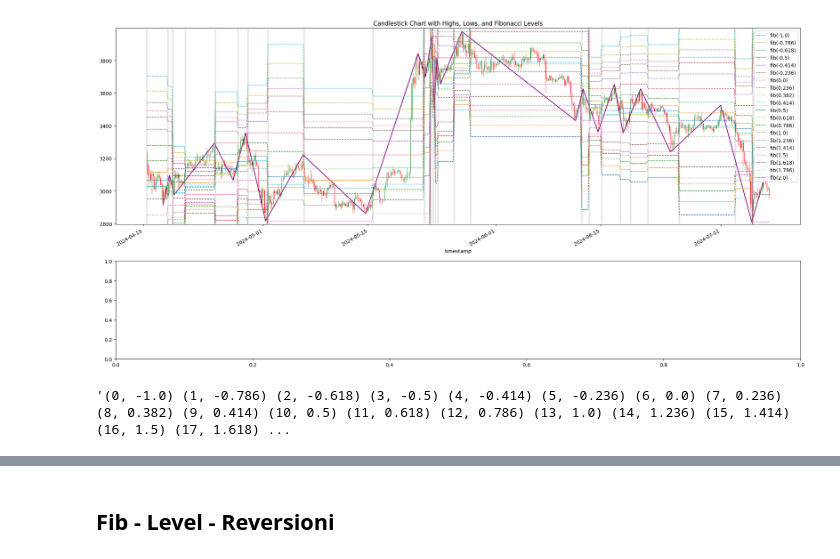
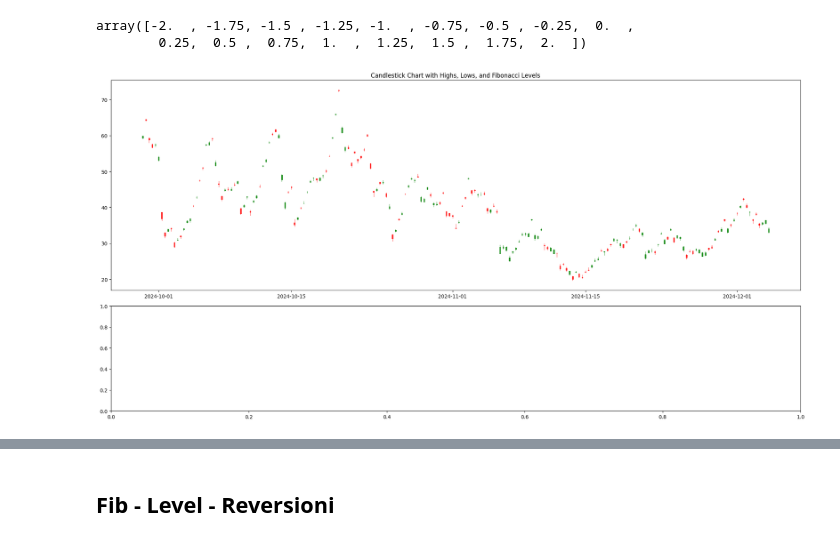
Before and after one commit to petarkabashki/PK-ZigZag-Backtester, a Jupyter notebook: zigzag_fibs.ipynb, the cells around one changed output, grey strips where cells are left out. Drawn from its saved outputs; the diff is of its cells as text; code cells hidden in the pictures.

```diff
--- a/zigzag_fibs.ipynb
+++ b/zigzag_fibs.ipynb
@@ -29,18 +42,30 @@ def get_window_data(data, start_index_window, window_width):
     ww = window_width
     wdata = data.iloc[ws:min(len(data), ws+ww)].copy()
     return wdata
+# %%
+np.linspace(-2,2, 17)
+# %% [output]
+array([-2.  , -1.75, -1.5 , -1.25, -1.  , -0.75, -0.5 , -0.25,  0.  ,
+        0.25,  0.5 ,  0.75,  1.  ,  1.25,  1.5 ,  1.75,  2.  ])
 # %%
-fib_levels = np.array([-1.0, -0.786, -0.618, -0.5, -0.414, -0.236, 0.0, 0.236, 0.382, 0.414, 0.5, 0.618, 0.786, 1.0, 1.236, 1.414, 1.5, 1.618, 1.786, 2.0])
+# fib_levels = np.array([-1.0, -0.786, -0.618, -0.5, -0.414, -0.236, 0.0, 0.236, 0.382, 0.414, 0.5, 0.618, 0.786, 1.0, 1.236, 1.414, 1.5, 1.618, 1.786, 2.0])
+# fib_levels = np.array([-1.0, -0.618,  -0.236, 0.0,  0.236, 0.414, 0.618, 1.0, 1.236, 1.618, 2.0])
+fib_levels = np.linspace(-2,2, 17)
+
 
 fib_columns = [f'fib({fib})' for fib in fib_levels]
 
-exchange,base,quote,timeframe = 'binance','ETH', 'USDT', '4h'
+exchange,base,quote,timeframe = 'binance','ETH', 'USDT', '8h'
 
-data = load_data(base,quote,timeframe)#.apply(np.log)
-epsilon = 0.05
-highs = data['high'].values
-lows = data['low'].values
-# highs = lows = data.close.values
+data = load_data(base,quote,timeframe).drop(['volume'], axis=1) #.apply(np.log)
+roll_period = 6 * 2
+st = data.close.rolling(roll_period).std()
+# data = data.divide(st , axis=0).dropna()
+data = data.divide(talib.ATR(data.high, data.low, data.close, roll_period), axis=0).dropna()
+epsilon = 0.2
+# highs = data['high'].values
+# lows = data['low'].values
+highs = lows = data.close.values
 # Call the calculate_zigzag function from the C module
 high_low_markers, turning_markers = calculate_zigzag(highs, lows, epsilon=epsilon)
 
@@ -86,49 +111,45 @@ run_diff = (np.cumsum(turning_markers != 0) - np.cumsum(high_low_markers != 0))
 # df_fibs = df_fibs.multiply((np.where(run_diff < 0, np.nan, 1)), axis=0)
 ##############################################
 ##############################################
-ws, ww = len(data)-2000, 500
+ws, ww = len(data)-500, 200
 wdata = data.iloc[ws:ws+ww-1].copy()
 
 whighs = wdata.high
 wlows = wdata.low
 
-candlestick_ohlc_args={'width': .1 / np.log(len(wdata))}
-
+candlestick_ohlc_args={'width': .5 / np.log(len(wdata))}
+# candlestick_ohlc_args={}
 ##############################################
 # Create the figure and axes
 fig, (ax1, ax2) = plt.subplots(2, 1, figsize=(20, 10), height_ratios=[2, 1])
 
 wdata_index = wdata['date_num'] = mdates.date2num(wdata.index)
 # Prepare the OHLC data in the format: (date, open, high, low, close)
 ohlc = wdata[['date_num', 'open', 'high', 'low', 'close']].values
 # Plot the candlesticks
 candlestick_ohlc(ax1, ohlc, colorup='green', colordown='red', alpha=0.8, **candlestick_ohlc_args)
 # Set y-axis limits based on the close price
-ax1.set_ylim(wlows.min()*0.995, whighs.max()*1.005)
+# ax1.set_ylim(wlows.min()*0.995, whighs.max()*1.005)
 
 # Format the x-axis to show dates
 ax1.xaxis_date()
 # ax1.xaxis.set_major_formatter(mdates.DateFormatter('%Y-%m-%d'))
 ax1.set_title('Candlestick Chart with Highs, Lows, and Fibonacci Levels')
 # ax1.legend()
 wturning_points_ix = turning_points_ix[(turning_points_ix >= ws) & (turning_points_ix <= ws + ww - 1)]
 wextreme_points_ix = extreme_points_ix[(extreme_points_ix >= ws) & (extreme_points_ix <= ws + ww - 1)]
 wextreme_points = high_low_markers[wextreme_points_ix]
 wextreme_prices = np.where(wextreme_points == 1, highs[wextreme_points_ix], lows[wextreme_points_ix])
 
 # turning_dates = mdates.date2num(wdata.loc[turning_points_idx].index)
-ax1.plot(mdates.date2num(data.index[wextreme_points_ix]), wextreme_prices, color='purple', label='ZigZag Line', lw=1.5)
-for ix in wturning_points_ix:
-    ax1.axvline(data.index.values[ix], color='gray', linestyle='-', alpha=0.2, lw=3)
+# ax1.plot(mdates.date2num(data.index[wextreme_points_ix]), wextreme_prices, color='purple', label='ZigZag Line', lw=1.5)
+# for ix in wturning_points_ix:
+#     ax1.axvline(data.index.values[ix], color='gray', linestyle='-', alpha=0.2, lw=3)
 
-df_fibs.loc[wdata.index].plot(ax=ax1, linestyle='--', lw=1)
+# df_fibs.loc[wdata.index].plot(ax=ax1, linestyle='--', lw=1)
 
 plt.tight_layout()
 plt.savefig('output.png')
 plt.show()
 # %% [output]
-[figure, old version]
+[figure, new version]
-# %%
-' '.join(map(str,list(enumerate(fib_levels))))
-# %% [output]
-'(0, -1.0) (1, -0.786) (2, -0.618) (3, -0.5) (4, -0.414) (5, -0.236) (6, 0.0) (7, 0.236) (8, 0.382) (9, 0.414) (10, 0.5) (11, 0.618) (12, 0.786) (13, 1.0) (14, 1.236) (15, 1.414) (16, 1.5) (17, 1.618) ...
```
Also changed, not shown: parts of 8 cells of this notebook, 1 other file.
